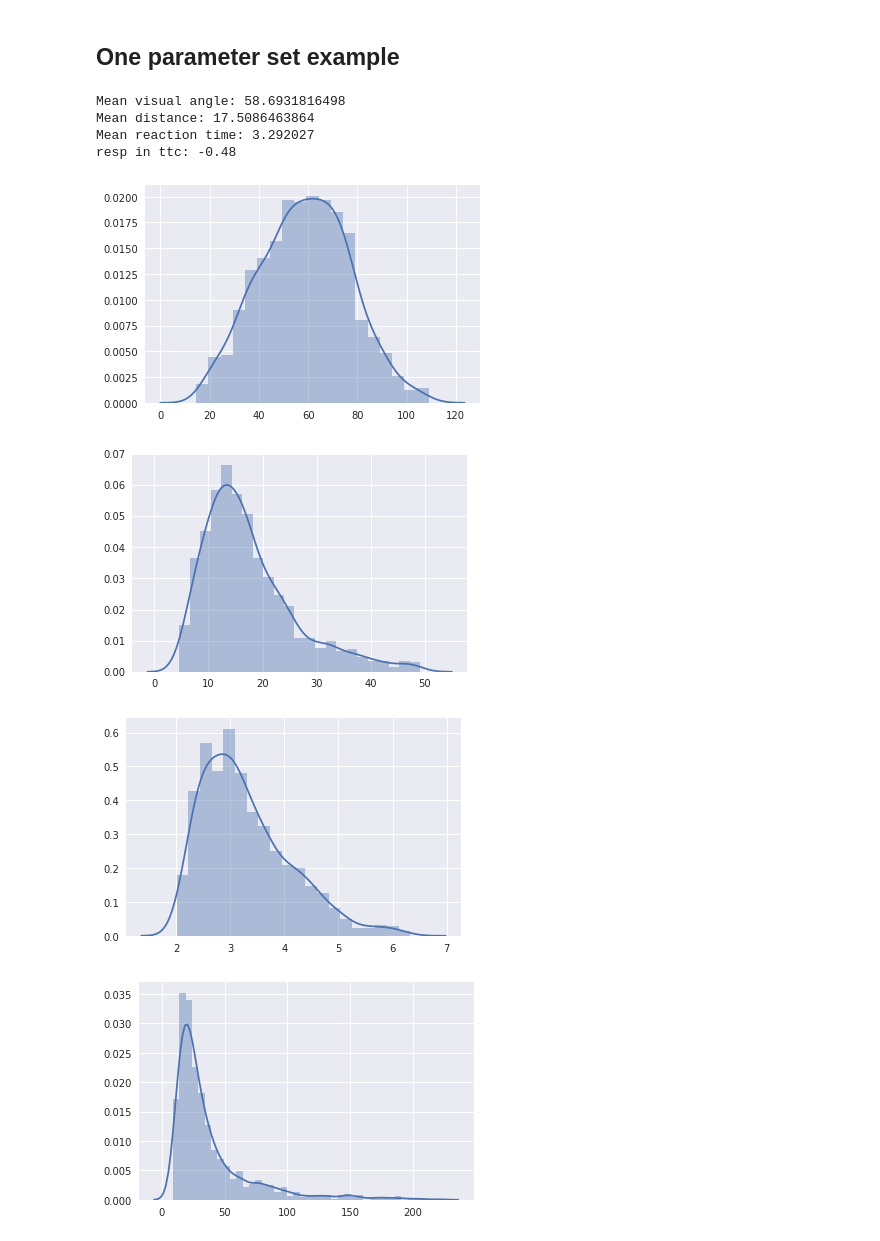
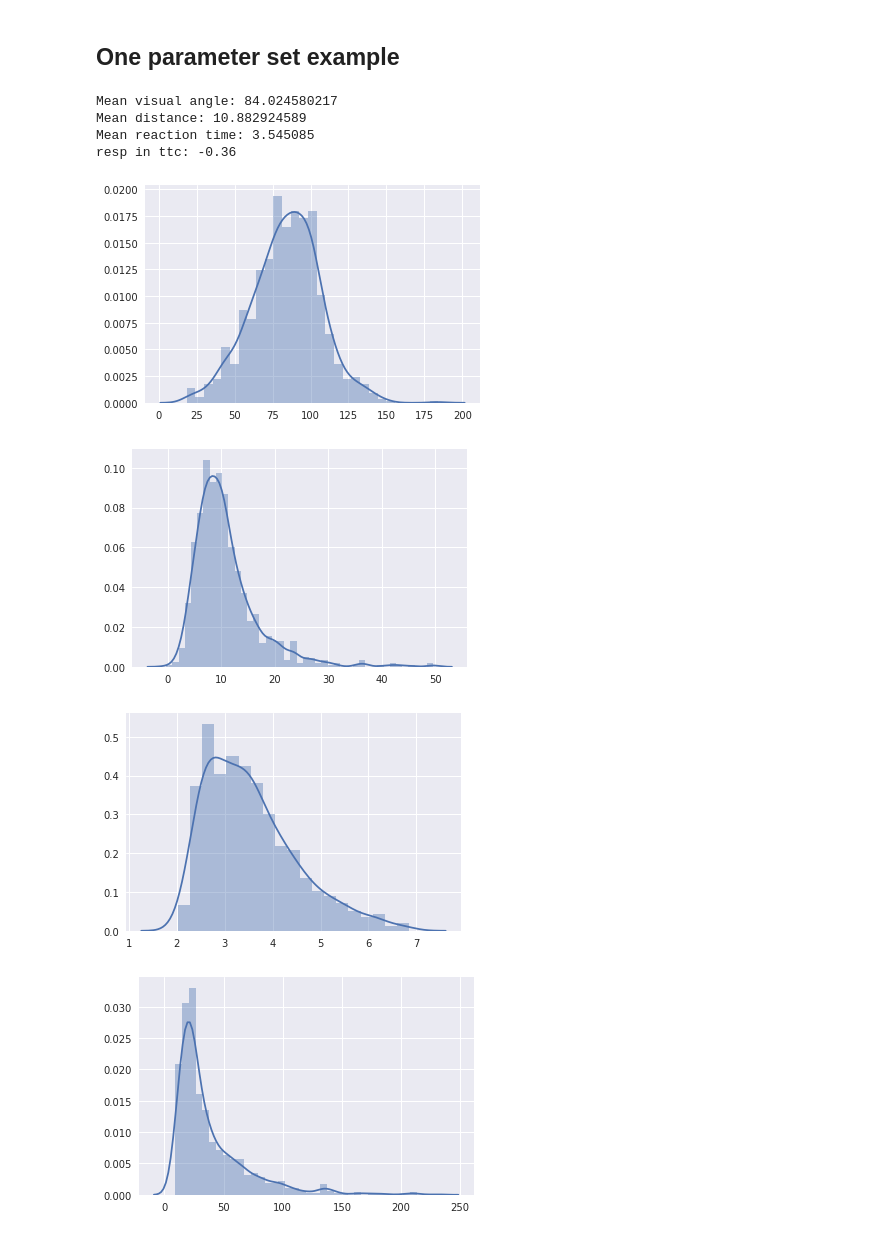
Before and after one commit to awakenting/master-thesis, a Jupyter notebook: code/interactive_feedforward_inhibition_model.ipynb, the cells around one changed output. Drawn from its saved outputs; the diff is of its cells as text; code cells hidden in the pictures.

```diff
--- a/code/interactive_feedforward_inhibition_model.ipynb
+++ b/code/interactive_feedforward_inhibition_model.ipynb
@@ -28,8 +28,6 @@ def jit_ffi_model(tau_m, e_l, r_m, stimulus, noise_exc, noise_inh, v_t, dt, tota
     while t < ntime_steps:
         # calculate activation of inhibitory population
         rho_inh[t] = rho_inh[t-1] + dt*(rho_null - rho_inh[t-1] + rho_scale*stimulus[t])/tau_inh + noise_inh[t]
-        if t%0.01 == 0:
-            print(rho_inh[t])
         # calculate lif dynamics with inhibitory input
         v_m[t] = v_m[t - 1] + dt*(- (v_m[t - 1] - e_l) + r_m*stimulus[t] - rho_inh[t-1])/tau_m + noise_exc[t]
         if v_m[t] > v_t[t]:
@@ -170,7 +169,7 @@ A Jupyter Widget
 ## One parameter set example
 # %%
 total_time = 5
-dt = 0.001
+dt = 0.005
 
 params = {'tau_m': 0.023,
           'e_l': -0.079,
@@ -185,38 +184,38 @@ params = {'tau_m': 0.023,
           'total_time': total_time,
           'init_period': 2,
           'noise_std_exc': 5*1e-3,
           'noise_std_inh': 5*1e-3,
           'n_timepoints': int(total_time/dt),
           'cutoff_angle': 150,
           'm': 5,
           'b': 5}
 
 nruns = 1000
 rstims = np.zeros(nruns)
 rdists = np.zeros(nruns)
 reaction_times = np.zeros(nruns)
 speeds = np.zeros(nruns)
 for i in np.arange(nruns):
     rstims[i], rdists[i], reaction_times[i], lv, stim_size, speeds[i], resp_in_t_to_coll = calc_response(params)
 
 sns.set()
 sns.distplot(rstims)
 print('Mean visual angle: ' + str(np.mean(rstims)))
 plt.figure()
 sns.distplot(rdists)
 print('Mean distance: ' + str(np.mean(rdists)))
 plt.figure()
 sns.distplot(reaction_times)
 plt.figure()
 sns.distplot(speeds)
 print('Mean reaction time: ' + str(np.mean(reaction_times)))
 print('resp in ttc: ' + str(resp_in_t_to_coll))
 # %% [output]
-Mean visual angle: 58.6931816498
-Mean distance: 17.5086463864
-Mean reaction time: 3.292027
-resp in ttc: -0.48
+Mean visual angle: 84.024580217
+Mean distance: 10.882924589
+Mean reaction time: 3.545085
+resp in ttc: -0.36
-[figure, old version]
+[figure, new version]
-[figure, old version]
+[figure, new version]
-[figure, old version]
+[figure, new version]
-[figure, old version]
+[figure, new version]
```
Also changed, not shown: parts of 1 cell of this notebook, 18 other files.
